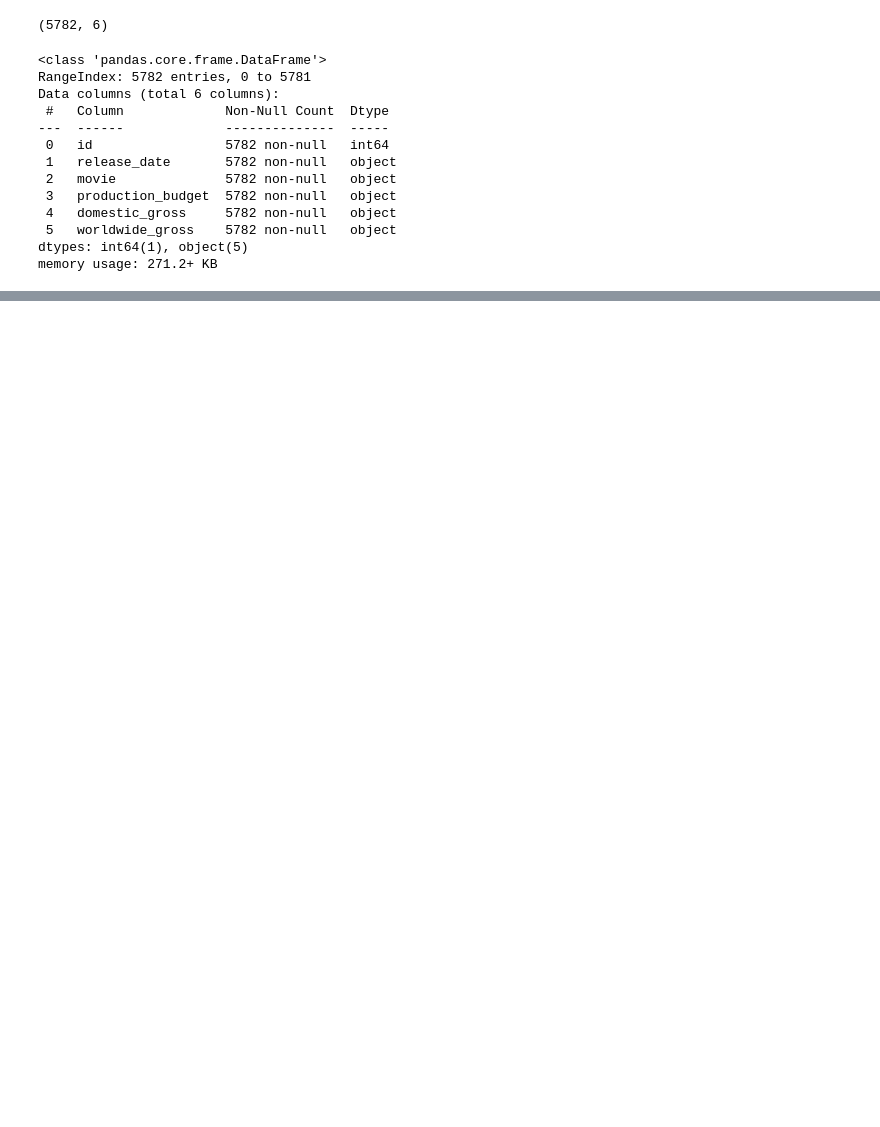
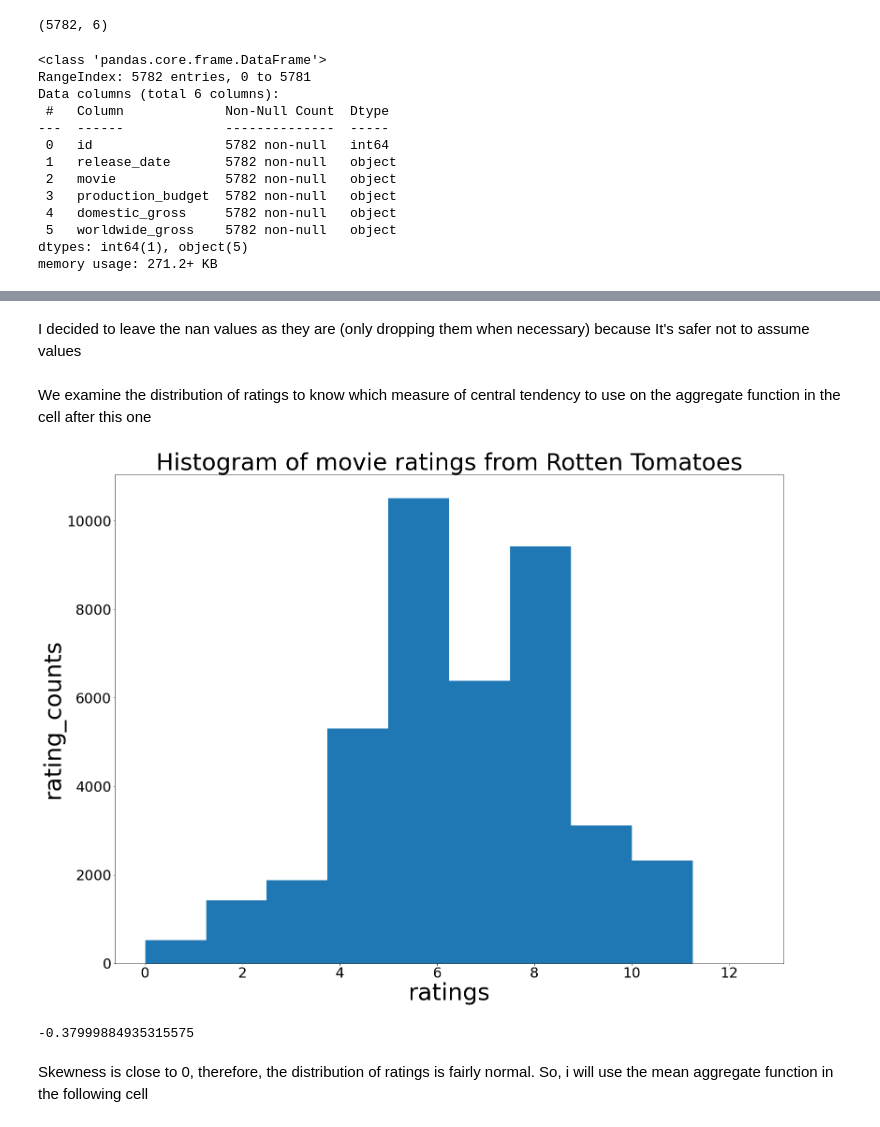
Before and after one commit to keith-maish/phase1-project, a Jupyter notebook: book.ipynb, the cells around one changed output, grey strips where cells are left out. Cells and saved outputs as stored; diff of their text form; code cells hidden in the pictures; blank space fills up the shorter version.

```diff
--- a/book.ipynb
+++ b/book.ipynb
@@ -450,0 +556,3 @@ movie_budgets.tail()
+# %% [markdown]
+I decided to leave the nan values as they are (only dropping them when necessary)
+because It's safer not to assume values
@@ -450,0 +653,11 @@ movie_budgets.tail()
+# %%
+review_data['rating']= review_data['rating'].apply(standardize_rating)
+# %%
+movie_info.set_index('id', inplace= True)
+# %%
+review_data.set_index('id', inplace= True)
+# %%
+# joining review_data and movie_info to get the names of the movies
+joined_data= review_data.join(movie_info, how= 'inner', rsuffix= "_audience")
+# %% [markdown]
+We examine the distribution of ratings to know which measure of central tendency to use on the aggregate function in the cell after this one
@@ -450,0 +667,16 @@ movie_budgets.tail()
+# %%
+fig, ax= plt.subplots(figsize= (25.6,19.2))
+ax.hist(joined_data['rating']);
+ax.set_xlabel('ratings', fontsize= 50)
+ax.set_ylabel('rating_counts', fontsize= 50)
+plt.xticks(fontsize= 30)
+plt.yticks(fontsize= 30)
+ax.set_title('Histogram of movie ratings from Rotten Tomatoes', fontsize= 50);
+# %% [output]
+[figure, added]
+# %%
+stats.skew(joined_data['rating'].dropna())
+# %% [output]
+-0.37999884935315575
+# %% [markdown]
+Skewness is close to 0, therefore, the distribution of ratings is fairly normal. So, i will use the mean aggregate function in the following cell
```
Also changed, not shown: parts of 60 cells of this notebook, 4 other files.
